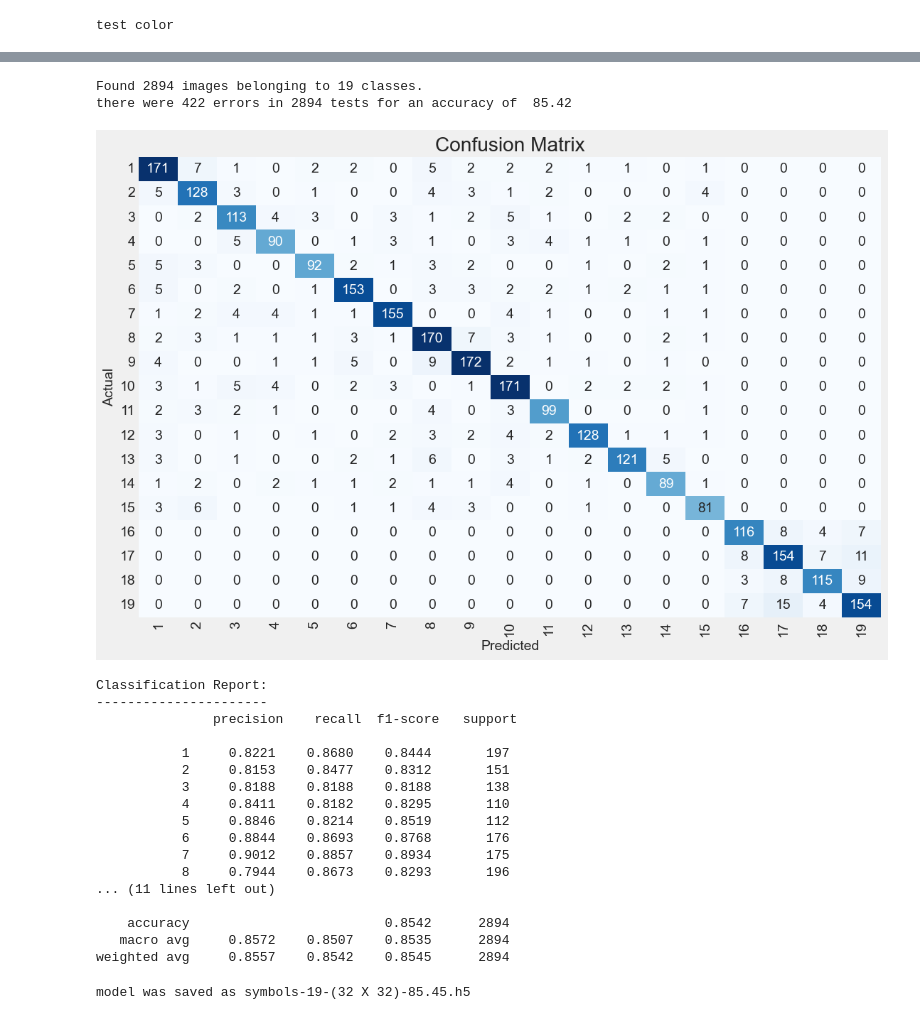
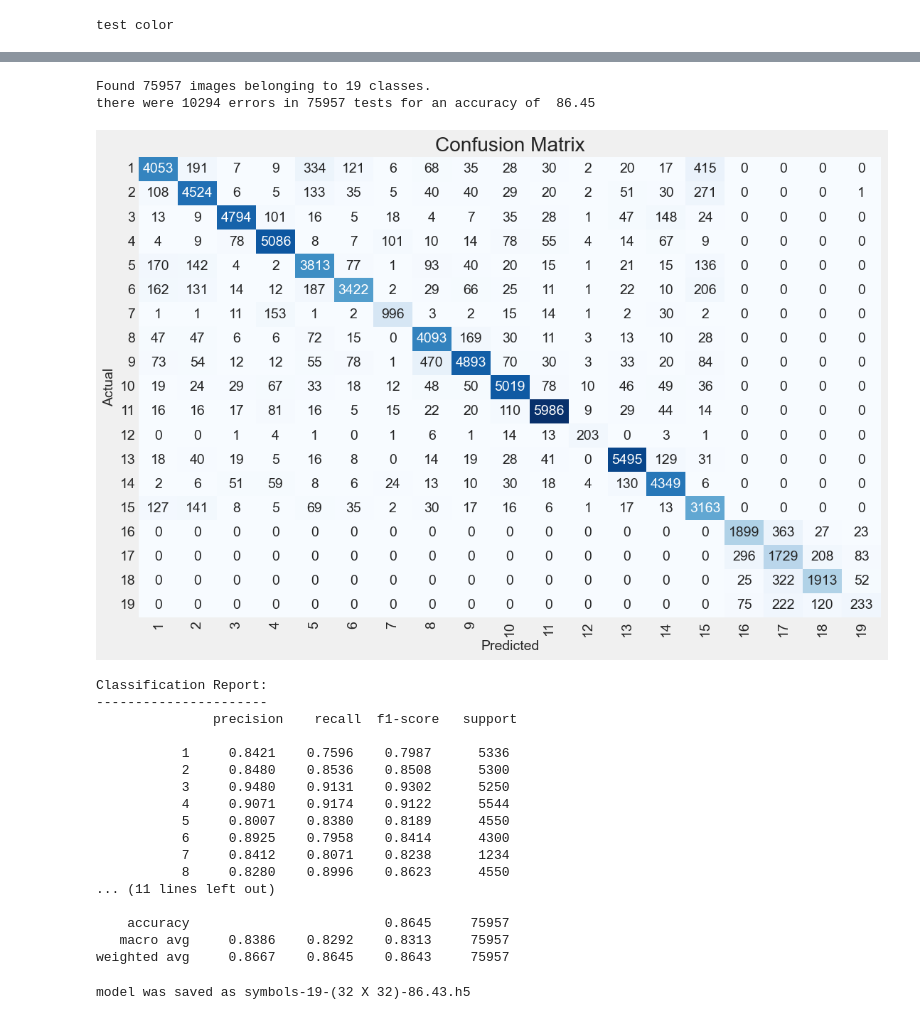
Before and after one commit to the-h-b/ckt_recognition, a Jupyter notebook: ckt_original.ipynb, the cells around one changed output, grey strips where cells are left out. Drawn from its saved outputs; the diff is of its cells as text; code cells hidden in the pictures.

```diff
--- a/ckt_original.ipynb
+++ b/ckt_original.ipynb
@@ -94,7 +94,7 @@ def make_dataframes(sdir):
     print('average image height= ', have, '  average image width= ', wave, ' aspect ratio h/w= ', aspect_ratio)
     return train_df, test_df, valid_df, classes, class_count
 
-sdir=r'E:\Automatic-Circuit-Recognition-main\trainData'
+sdir=r"E:\Research\data\train"
 train_df, test_df, valid_df, classes, class_count=make_dataframes(sdir)
 # %% [output]
 number of classes in processed dataset=  19
@@ -480,7 +480,7 @@ from tensorflow.keras.layers import Conv2D, MaxPooling2D, Flatten, Dense
 import matplotlib.pyplot as plt
 
 # Define the path to your dataset
-dataset_path = "E:\\Automatic-Circuit-Recognition-main\\trainData"
+dataset_path = "E:\\Research\\data\\train"
 
 # Set the image size
 img_size = (32, 32)
@@ -492,7 +492,7 @@ datagen = ImageDataGenerator(rescale=1./255, validation_split=0.2)
 train_gen = datagen.flow_from_directory(
     dataset_path,
     target_size=img_size,
-    batch_size=32,
+    batch_size=64,
     class_mode='categorical',
     subset='training',  # Use training subset
     seed=42,
@@ -502,7 +502,7 @@ train_gen = datagen.flow_from_directory(
 valid_gen = datagen.flow_from_directory(
     dataset_path,
     target_size=img_size,
-    batch_size=32,
+    batch_size=64,
     class_mode='categorical',
     subset='validation',  # Use validation subset
     seed=42,
@@ -522,7 +522,7 @@ model = Sequential([
 model.compile(optimizer='adam', loss='categorical_crossentropy', metrics=['accuracy'])
 
 # Train the model with your data and one-hot encoded labels
-epochs = 40  # Adjust as needed
+epochs = 10
 history = model.fit(train_gen, epochs=epochs, validation_data=valid_gen)
 
 def tr_plot(tr_data, start_epoch):
@@ -585,7 +585,7 @@ Epoch 40/40
 from tensorflow.keras.preprocessing.image import ImageDataGenerator
 
 # Define the path to your dataset
-dataset_path = "E:\\Automatic-Circuit-Recognition-main\\trainData"
+dataset_path = "E:\\Research\\data\\train"
 
 # Set the image size
 img_size = (32, 32)  # Set the desired size for prediction
@@ -638,53 +638,53 @@ def predictor(test_gen):
     acc = (1 - errors/tests) * 100
     msg = f'there were {errors} errors in {tests} tests for an accuracy of {acc:6.2f}'
     print_in_color(msg, (0, 255, 255), (100, 100, 100))  # cyan foreground
 
     ypred = np.array(y_pred)
     ytrue = np.array(y_true)
 
     f1score = f1_score(ytrue, ypred, average='weighted') * 100
 
     if class_count <= 30:
         cm = confusion_matrix(ytrue, ypred)
 
         # plot the confusion matrix
         plt.figure(figsize=(12, 8))
         sns.heatmap(cm, annot=True, vmin=0, fmt='g', cmap='Blues', cbar=False)
         plt.xticks(np.arange(class_count)+.5, classes, rotation=90)
         plt.yticks(np.arange(class_count)+.5, classes, rotation=0)
         plt.xlabel("Predicted")
         plt.ylabel("Actual")
         plt.title("Confusion Matrix")
         plt.show()
 
     clr = classification_report(y_true, y_pred, target_names=classes, digits=4)  # create classification report
     print("Classification Report:\n----------------------\n", clr)
 
     return errors, tests, error_list, f1score
 
 # Assuming you have a test generator named test_gen
 errors, tests, error_list, f1score = predictor(test_gen)
 # %% [output]
-Found 2894 images belonging to 19 classes.
-there were 422 errors in 2894 tests for an accuracy of  85.42
+Found 75957 images belonging to 19 classes.
+there were 10294 errors in 75957 tests for an accuracy of  86.45
-[figure, old version]
+[figure, new version]
 Classification Report:
 ----------------------
                precision    recall  f1-score   support
 
-           1     0.8221    0.8680    0.8444       197
-           2     0.8153    0.8477    0.8312       151
-           3     0.8188    0.8188    0.8188       138
-           4     0.8411    0.8182    0.8295       110
-           5     0.8846    0.8214    0.8519       112
-           6     0.8844    0.8693    0.8768       176
-           7     0.9012    0.8857    0.8934       175
-           8     0.7944    0.8673    0.8293       196
+           1     0.8421    0.7596    0.7987      5336
+           2     0.8480    0.8536    0.8508      5300
+           3     0.9480    0.9131    0.9302      5250
+           4     0.9071    0.9174    0.9122      5544
+           5     0.8007    0.8380    0.8189      4550
+           6     0.8925    0.7958    0.8414      4300
+           7     0.8412    0.8071    0.8238      1234
+           8     0.8280    0.8996    0.8623      4550
 ... (11 lines left out)
 
-    accuracy                         0.8542      2894
-   macro avg     0.8572    0.8507    0.8535      2894
-weighted avg     0.8557    0.8542    0.8545      2894
+    accuracy                         0.8645     75957
+   macro avg     0.8386    0.8292    0.8313     75957
+weighted avg     0.8667    0.8645    0.8643     75957
 # %%
 if len(error_list) > 0 and len(error_list) < 50:
     print('Below is a list of test files that were misclassified:\n')
@@ -710,7 +710,7 @@ model.save(model_save_loc)
 msg = f'model was saved as {model_save_loc}'
 print_in_color(msg, (0, 255, 255), (100, 100, 100))  # cyan foreground
 # %% [output]
-model was saved as symbols-19-(32 X 32)-85.45.h5
+model was saved as symbols-19-(32 X 32)-86.43.h5
 # %%
 # Create CNN model
 import tensorflow as tf
```
Also changed, not shown: parts of 7 cells of this notebook.
